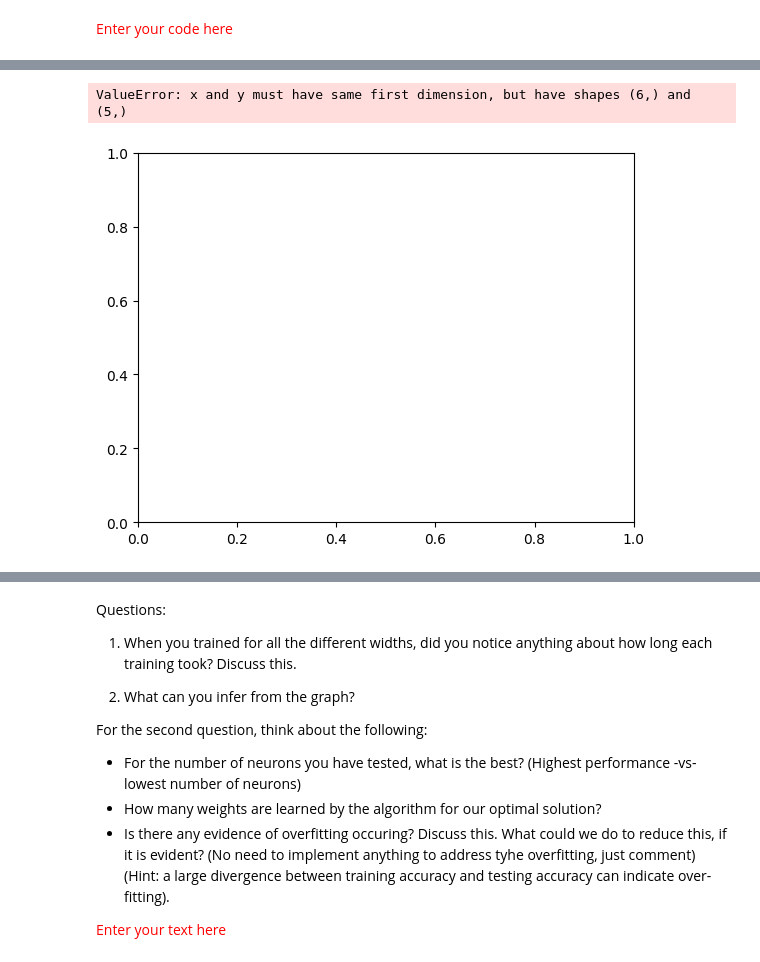
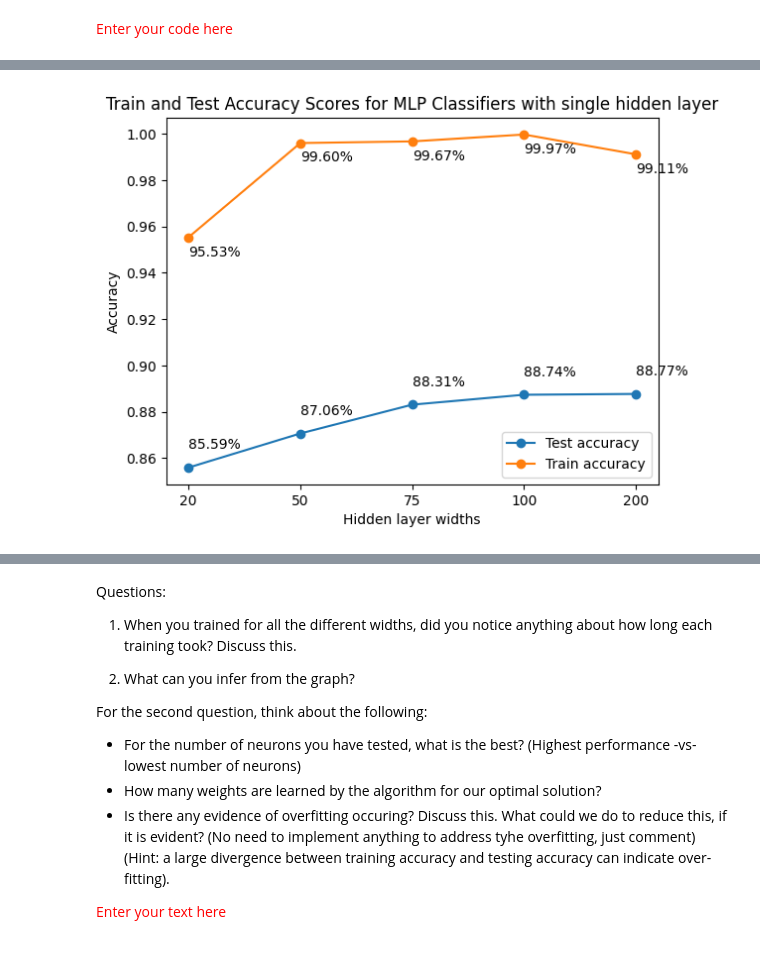
Before and after one commit to sprince0031/UL_Masters, a Jupyter notebook: SEM_1/CE4051-Introduction_to_Data_Engineering_and_Machine_Learning/Week9_10/Activity5_23052058.ipynb, the cells around one changed output, grey strips where cells are left out. Cells and saved outputs as stored; diff of their text form; code cells hidden in the pictures.

```diff
--- a/SEM_1/CE4051-Introduction_to_Data_Engineering_and_Machine_Learning/Week9_10/Activity5_23052058.ipynb
+++ b/SEM_1/CE4051-Introduction_to_Data_Engineering_and_Machine_Learning/Week9_10/Activity5_23052058.ipynb
@@ -300,18 +300,23 @@ Time taken for iteration with 75 neurons in the hidden layer: 99.96096849441528
 Test accuracy for MLP classifier with a width of 200: 0.8877142857142857
 Train accuracy for MLP classifier with a width of 200: 0.991125
 -----------------------------------------------------------------------------------------
-# %%
-import matplotlib.pyplot as plt
-
-plt.plot(a_test, widths)
-plt.plot(a_train, widths)
-plt.xlabel('Hidden layer widths')
-plt.ylabel('Accuracy')
-plt.title('Train and Test Accuracy Scores')
-plt.show()
-# %% [output]
-ValueError: x and y must have same first dimension, but have shapes (6,) and (5,)
-[figure, removed]
+# %%
+plt.plot(a_test, label='Test accuracy', marker='o')
+plt.plot(a_train, label='Train accuracy', marker='o')
+plt.xticks(range(len(widths)), [str(width) for width in widths])
+for i, v in enumerate(a_test):
+    v_str = f'{v * 100:.2f}%'
+    plt.text(i, v+0.008, v_str)
+for i, v in enumerate(a_train):
+    v_str = f'{v * 100:.2f}%'
+    plt.text(i, v-0.008, v_str)
+plt.xlabel('Hidden layer widths')
+plt.ylabel('Accuracy')
+plt.title('Train and Test Accuracy Scores for MLP Classifiers with single hidden layer')
+plt.legend()
+plt.show()
+# %% [output]
+[figure, added]
 # %%
 print(a_test)
 # %% [output]
```
Also changed, not shown: parts of 10 cells of this notebook.
